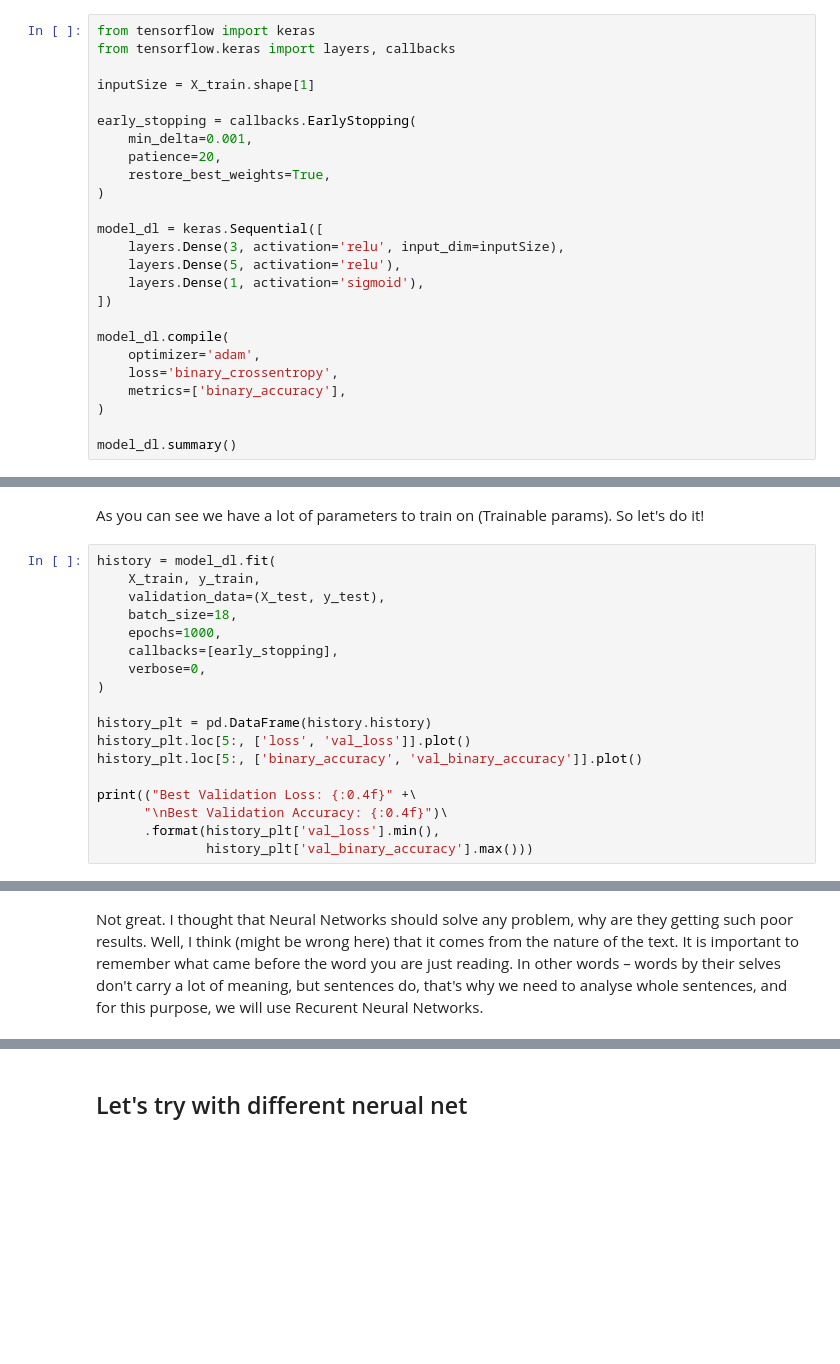
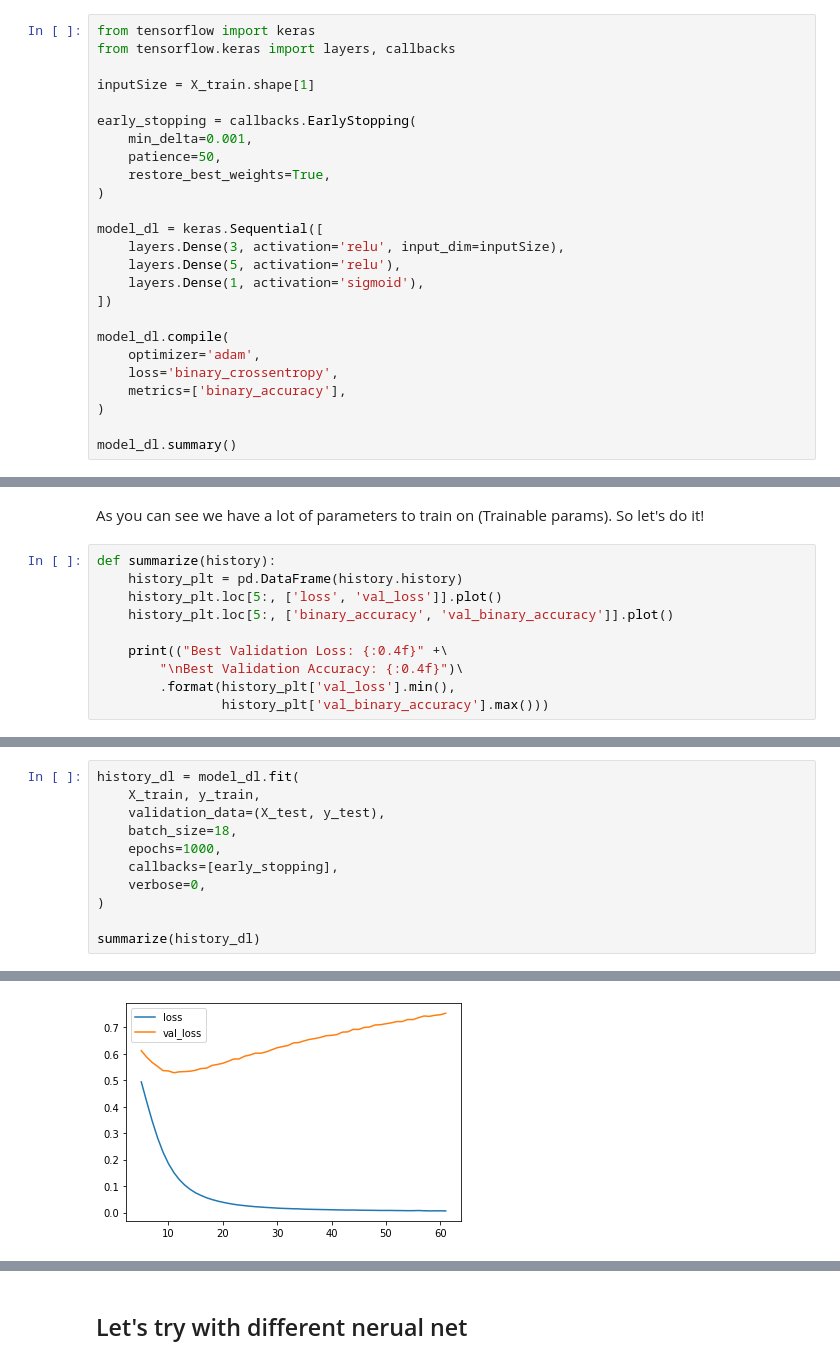
Before and after one commit to bjpietrzak/MachineLearningPractice, a Jupyter notebook: projekt.ipynb, the cells around one changed output, grey strips where cells are left out. Cells and saved outputs as stored; diff of their text form; blank space fills up the shorter version.

Commit message:
added another neural network

```diff
--- a/projekt.ipynb
+++ b/projekt.ipynb
@@ -291,7 +290,7 @@ inputSize = X_train.shape[1]
 
 early_stopping = callbacks.EarlyStopping(
     min_delta=0.001,
-    patience=20,
+    patience=50,
     restore_best_weights=True,
 )
 
@@ -327,20 +326,12 @@ _________________________________________________________________
 # %% [markdown]
 As you can see we have a lot of parameters to train on (Trainable params). So let's do it!
 # %%
-history = model_dl.fit(
-    X_train, y_train,
-    validation_data=(X_test, y_test),
-    batch_size=18,
-    epochs=1000,
-    callbacks=[early_stopping],
-    verbose=0,
-)
+def summarize(history):
+    history_plt = pd.DataFrame(history.history)
+    history_plt.loc[5:, ['loss', 'val_loss']].plot()
+    history_plt.loc[5:, ['binary_accuracy', 'val_binary_accuracy']].plot()
 
-history_plt = pd.DataFrame(history.history)
-history_plt.loc[5:, ['loss', 'val_loss']].plot()
-history_plt.loc[5:, ['binary_accuracy', 'val_binary_accuracy']].plot()
-
-print(("Best Validation Loss: {:0.4f}" +\
-      "\nBest Validation Accuracy: {:0.4f}")\
-      .format(history_plt['val_loss'].min(),
-              history_plt['val_binary_accuracy'].max()))
+    print(("Best Validation Loss: {:0.4f}" +\
+        "\nBest Validation Accuracy: {:0.4f}")\
+        .format(history_plt['val_loss'].min(),
+                history_plt['val_binary_accuracy'].max()))
@@ -354,2 +338,12 @@ Best Validation Accuracy: 0.7479
-# %% [markdown]
-Not great. I thought that Neural Networks should solve any problem, why are they getting such poor results. Well, I think (might be wrong here) that it comes from the nature of the text. It is important to remember what came before the word you are just reading. In other words – words by their selves don't carry a lot of meaning, but sentences do, that's why we need to analyse whole sentences, and for this purpose, we will use Recurent Neural Networks.
+# %%
+history_dl = model_dl.fit(
+    X_train, y_train,
+    validation_data=(X_test, y_test),
+    batch_size=18,
+    epochs=1000,
+    callbacks=[early_stopping],
+    verbose=0,
+)
+
+summarize(history_dl)
+# %% [output]
@@ -355,0 +352 @@ Not great. I thought that Neural Networks should solve any problem, why are they
+[figure, added]
```
Also changed, not shown: parts of 18 cells of this notebook.
